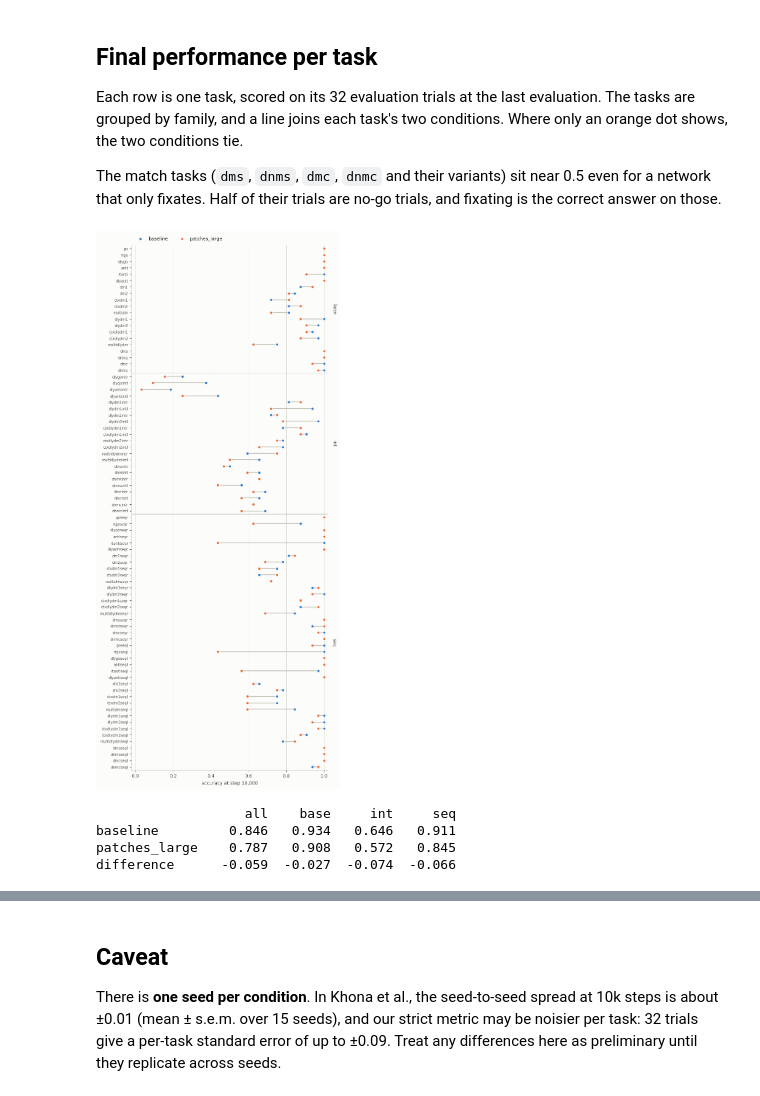
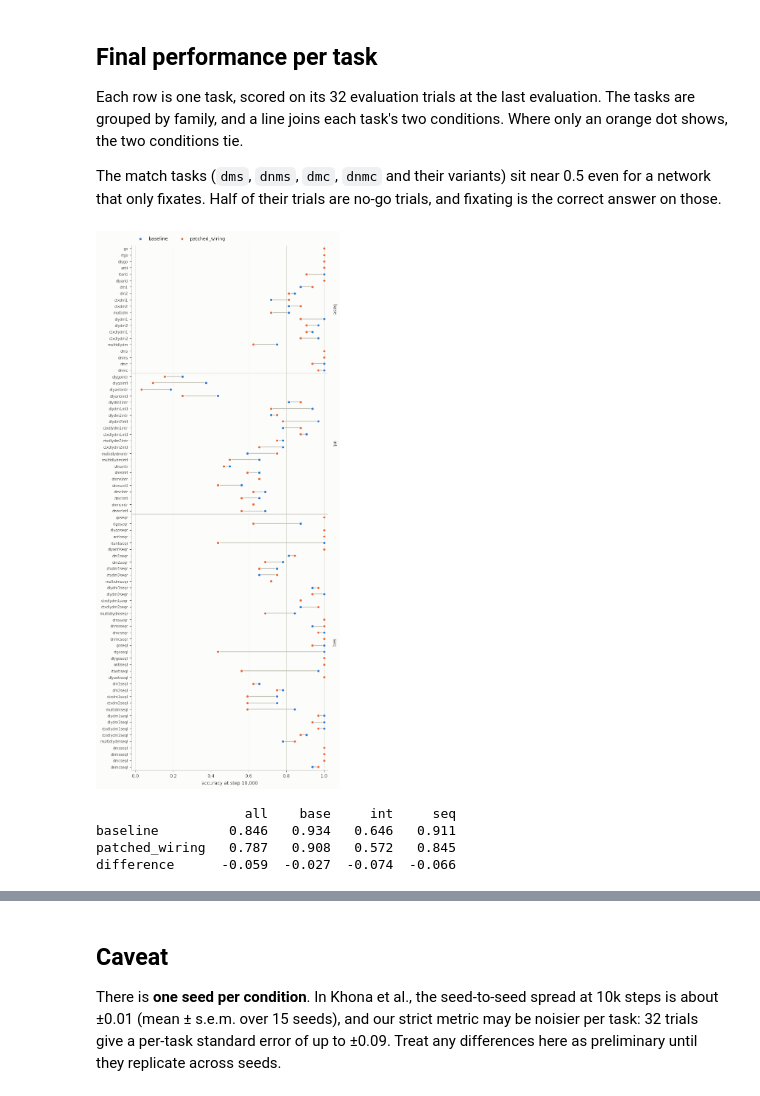
Before and after one commit to cory-wu/cortical, a Jupyter notebook: notebooks/02_input_patches.ipynb, the cells around one changed output, grey strips where cells are left out. Saved outputs shown, nothing was run; the diff lists cells and outputs as text; code cells hidden in the pictures.

Commit message:
refactor: rename condition patches_large to patched_wiring
Co-Authored-By: Claude Opus 5.5 <noreply@anthropic.com>

```diff
--- a/notebooks/02_input_patches.ipynb
+++ b/notebooks/02_input_patches.ipynb
@@ -40,12 +40,12 @@ from cortical.sheet import locality_mask
 from cortical.wiring import INPUT_GROUPS, LAYOUT_B_LARGE, input_mask
 
 RESULTS = Path("../results/02_input_patches")
-CONDITIONS = ("baseline", "patches_large")
+CONDITIONS = ("baseline", "patched_wiring")
 LAYOUT = LAYOUT_B_LARGE
 L, D = 50, 10
 
 SURFACE, INK, MUTED, RULE = "#fcfcfb", "#0b0b0b", "#52514e", "#c3c2b7"
-CONDITION_COLORS = {"baseline": "#2a78d6", "patches_large": "#eb6834"}  # categorical slots 1, 2
+CONDITION_COLORS = {"baseline": "#2a78d6", "patched_wiring": "#eb6834"}  # categorical slots 1, 2
 GROUP_COLORS = {"fixation": "#8a8a86", "ring1": "#1baf7a", "ring2": "#6250d6", "rule": "#eda100"}
 FAMILIES = ("base", "int", "seq")
 plt.rcParams.update(
@@ -209,9 +209,9 @@ ordered = [t for fam in FAMILIES for t in tasks if family(t) == fam]
 y = np.arange(len(ordered))
 fig, ax = plt.subplots(figsize=(6.5, 15), layout="constrained")
 base_acc = np.array([final["baseline"]["acc"][t] for t in ordered])
-patch_acc = np.array([final["patches_large"]["acc"][t] for t in ordered])
+patch_acc = np.array([final["patched_wiring"]["acc"][t] for t in ordered])
 ax.hlines(y, np.minimum(base_acc, patch_acc), np.maximum(base_acc, patch_acc), color=RULE, lw=1.5)
-for condition, acc in (("baseline", base_acc), ("patches_large", patch_acc)):
+for condition, acc in (("baseline", base_acc), ("patched_wiring", patch_acc)):
     ax.scatter(
         acc,
         y,
@@ -227,38 +227,38 @@ for fam in FAMILIES:
     n = sum(family(t) == fam for t in ordered)
     ax.text(
         1.02,
         boundary + n / 2 - 0.5,
         fam,
         rotation=-90,
         va="center",
         color=MUTED,
         transform=ax.get_yaxis_transform(),
     )
     boundary += n
     if boundary < len(ordered):
         ax.axhline(boundary - 0.5, color=RULE, lw=0.8)
 ax.set_yticks(y, ordered, fontsize=7)
 ax.set_ylim(len(ordered) - 0.5, -0.5)
 ax.set_xlim(-0.02, 1.02)
 ax.set_xlabel(f"accuracy at step {final['baseline']['step']:,}")
 ax.grid(axis="x", color=RULE, lw=0.5)
 ax.legend(loc="lower left", bbox_to_anchor=(0, 1.0), ncols=2, frameon=False)
 plt.show()
 
 print(f"{'':14s}" + "".join(f"{k:>8s}" for k in ("all", *FAMILIES)))
 for condition in CONDITIONS:
     summary = final[condition]["summary"]
     print(f"{condition:14s}" + "".join(f"{summary[k]:8.3f}" for k in ("all", *FAMILIES)))
 gap = {
-    k: final["patches_large"]["summary"][k] - final["baseline"]["summary"][k]
+    k: final["patched_wiring"]["summary"][k] - final["baseline"]["summary"][k]
     for k in ("all", *FAMILIES)
 }
 print(f"{'difference':14s}" + "".join(f"{gap[k]:+8.3f}" for k in ("all", *FAMILIES)))
 # %% [output]
-[figure, old version]
+[figure, new version]
                    all    base     int     seq
 baseline         0.846   0.934   0.646   0.911
-patches_large    0.787   0.908   0.572   0.845
+patched_wiring   0.787   0.908   0.572   0.845
 difference      -0.059  -0.027  -0.074  -0.066
 # %% [markdown]
 ## What we see (seed 0)
```
Also changed, not shown: parts of 5 cells of this notebook, 5 other files.
